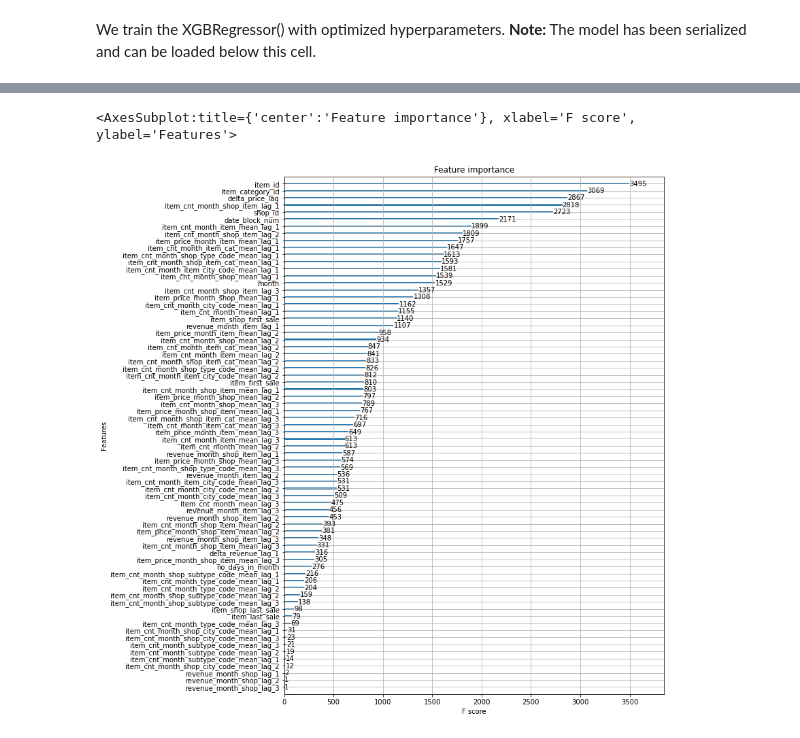
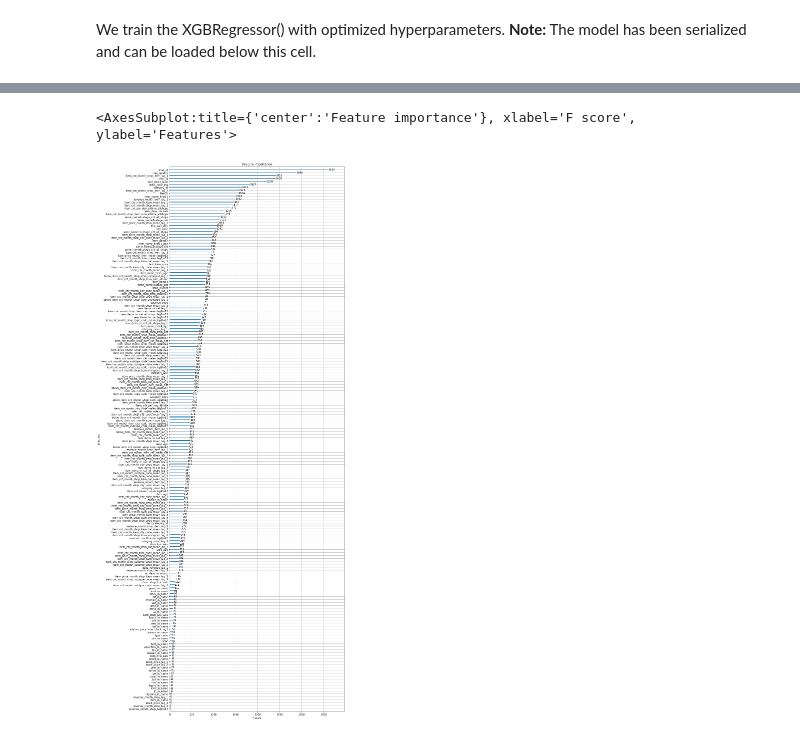
Before and after one commit to MarcusAlexanderC/Kaggle_Predict_Future_Sales, a Jupyter notebook: 2_xgb_model.ipynb, the cells around one changed output, grey strips where cells are left out. Saved outputs shown, nothing was run; the diff lists cells and outputs as text; code cells hidden in the pictures.

```diff
--- a/2_xgb_model.ipynb
+++ b/2_xgb_model.ipynb
@@ -117,12 +117,12 @@ my_submission.head()
 # %%
 def plot_features(booster, figsize):
     fig, ax = plt.subplots(1, 1, figsize = figsize)
     return plot_importance(booster = booster, ax = ax)
 
-plot_features(model, (10, 14))
+plot_features(model, (12.5, 40))
 # %% [output]
 <AxesSubplot:title={'center':'Feature importance'}, xlabel='F score', ylabel='Features'>
-[figure, old version]
+[figure, new version]
 # %%
 print('Number of total features:', len(model.feature_importances_))
 features_to_keep = [feature for feature in list(X_train.columns) if feature in model.get_booster().get_score()]
```
Also changed, not shown: parts of 6 cells of this notebook, 2 other files.
